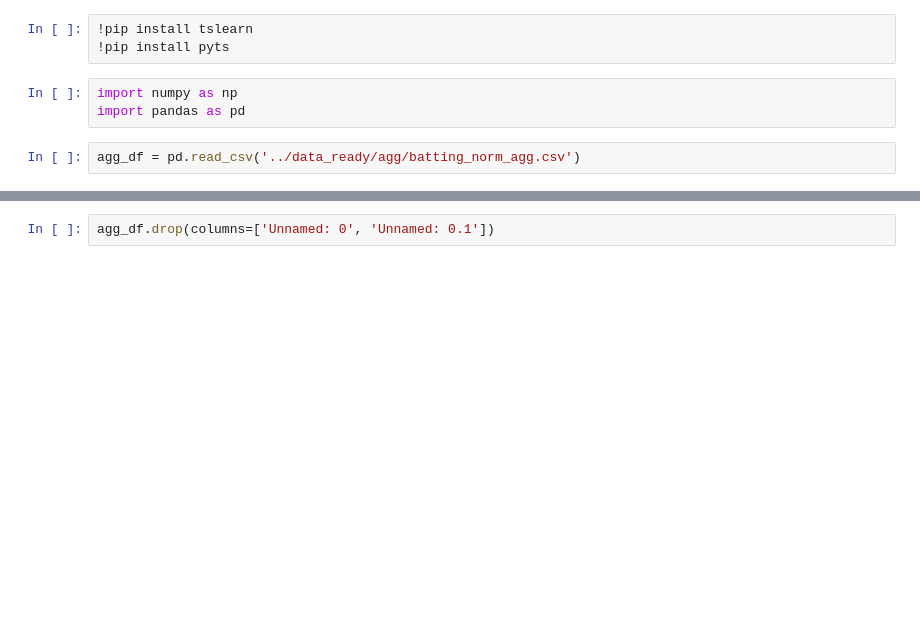
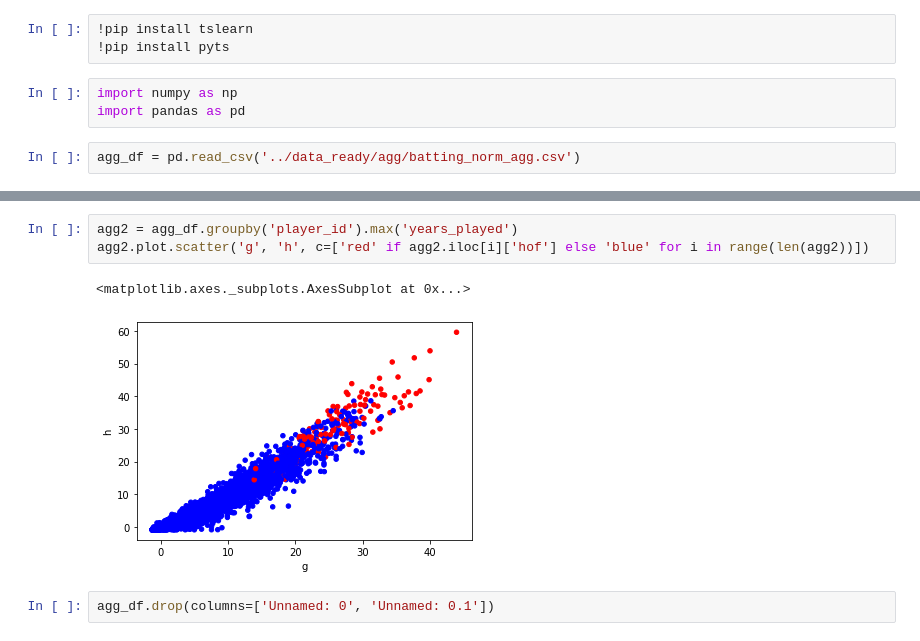
Before and after one commit to nglaze00/MLB-Hall-of-Fame-Prediction, a Jupyter notebook: models/ts.ipynb, the cells around one changed output, grey strips where cells are left out. Saved outputs shown, nothing was run; the diff lists cells and outputs as text; blank space fills up the shorter version.

```diff
--- a/models/ts.ipynb
+++ b/models/ts.ipynb
@@ -9,3 +30,9 @@ agg_df = pd.read_csv('../data_ready/agg/batting_norm_agg.csv')
+# %%
+agg2 = agg_df.groupby('player_id').max('years_played')
+agg2.plot.scatter('g', 'h', c=['red' if agg2.iloc[i]['hof'] else 'blue' for i in range(len(agg2))])
+# %% [output]
+<matplotlib.axes._subplots.AxesSubplot at 0x...>
+[figure, added]
 # %%
 agg_df.drop(columns=['Unnamed: 0', 'Unnamed: 0.1'])
 # %% [output]
```
Also changed, not shown: parts of 43 cells of this notebook, 6 other files.
